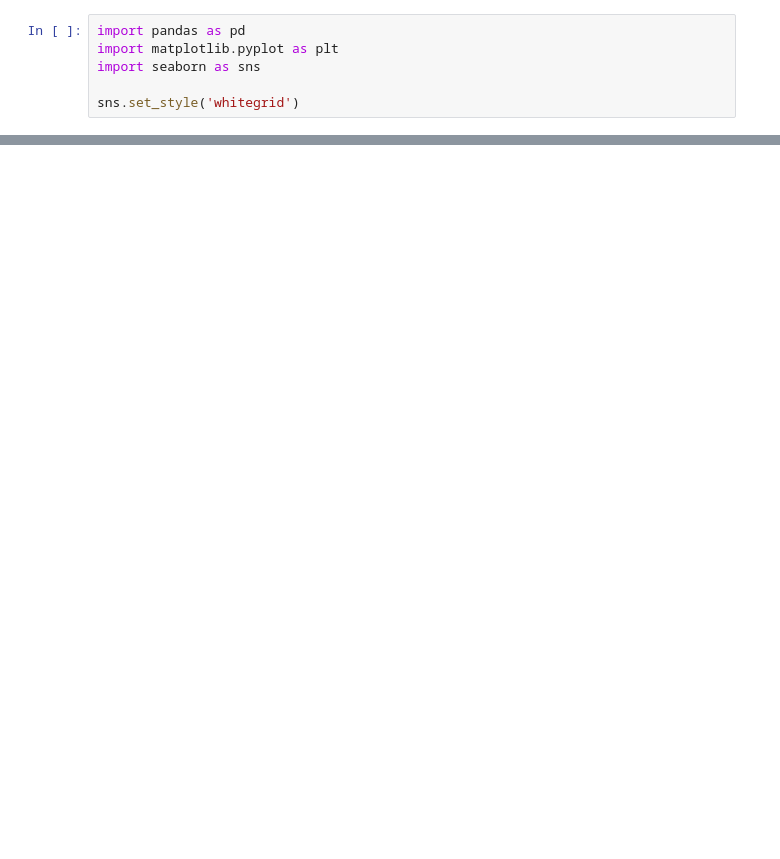
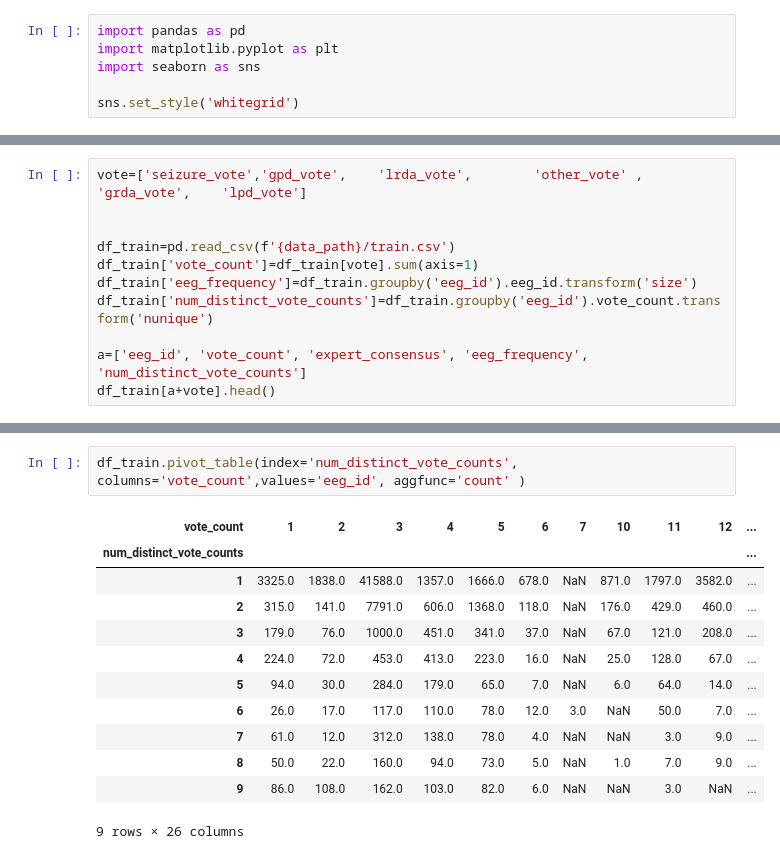
Before and after one commit to limac246/brainActivity2024, a Jupyter notebook: evgeniya/EDA.ipynb, the cells around one changed output, grey strips where cells are left out. Cells and saved outputs as stored; diff of their text form; blank space fills up the shorter version.

```diff
--- a/evgeniya/EDA.ipynb
+++ b/evgeniya/EDA.ipynb
@@ -48,0 +12,11 @@ df_train.expert_consensus.hist()
+# %%
+vote=['seizure_vote','gpd_vote',	'lrda_vote',		'other_vote' ,	'grda_vote',	'lpd_vote']
+
+
+df_train=pd.read_csv(f'{data_path}/train.csv')
+df_train['vote_count']=df_train[vote].sum(axis=1)
+df_train['eeg_frequency']=df_train.groupby('eeg_id').eeg_id.transform('size')
+df_train['num_distinct_vote_counts']=df_train.groupby('eeg_id').vote_count.transform('nunique')
+
+a=['eeg_id', 'vote_count', 'expert_consensus', 'eeg_frequency', 'num_distinct_vote_counts']
+df_train[a+vote].head()
@@ -48,0 +56,15 @@ df_train.expert_consensus.hist()
+# %%
+df_train.pivot_table(index='num_distinct_vote_counts', columns='vote_count',values='eeg_id', aggfunc='count' )
+# %% [output]
+| vote_count | 1 | 2 | 3 | 4 | 5 | 6 | 7 | 10 | 11 | 12 | ... |
+| num_distinct_vote_counts |  |  |  |  |  |  |  |  |  |  | ... |
+| 1 | 3325.0 | 1838.0 | 41588.0 | 1357.0 | 1666.0 | 678.0 | NaN | 871.0 | 1797.0 | 3582.0 | ... |
+| 2 | 315.0 | 141.0 | 7791.0 | 606.0 | 1368.0 | 118.0 | NaN | 176.0 | 429.0 | 460.0 | ... |
+| 3 | 179.0 | 76.0 | 1000.0 | 451.0 | 341.0 | 37.0 | NaN | 67.0 | 121.0 | 208.0 | ... |
+| 4 | 224.0 | 72.0 | 453.0 | 413.0 | 223.0 | 16.0 | NaN | 25.0 | 128.0 | 67.0 | ... |
+| 5 | 94.0 | 30.0 | 284.0 | 179.0 | 65.0 | 7.0 | NaN | 6.0 | 64.0 | 14.0 | ... |
+| 6 | 26.0 | 17.0 | 117.0 | 110.0 | 78.0 | 12.0 | 3.0 | NaN | 50.0 | 7.0 | ... |
+| 7 | 61.0 | 12.0 | 312.0 | 138.0 | 78.0 | 4.0 | NaN | NaN | 3.0 | 9.0 | ... |
+| 8 | 50.0 | 22.0 | 160.0 | 94.0 | 73.0 | 5.0 | NaN | 1.0 | 7.0 | 9.0 | ... |
+| 9 | 86.0 | 108.0 | 162.0 | 103.0 | 82.0 | 6.0 | NaN | NaN | 3.0 | NaN | ... |
+9 rows × 26 columns
```
Also changed, not shown: parts of 27 cells of this notebook, 1 other file.
